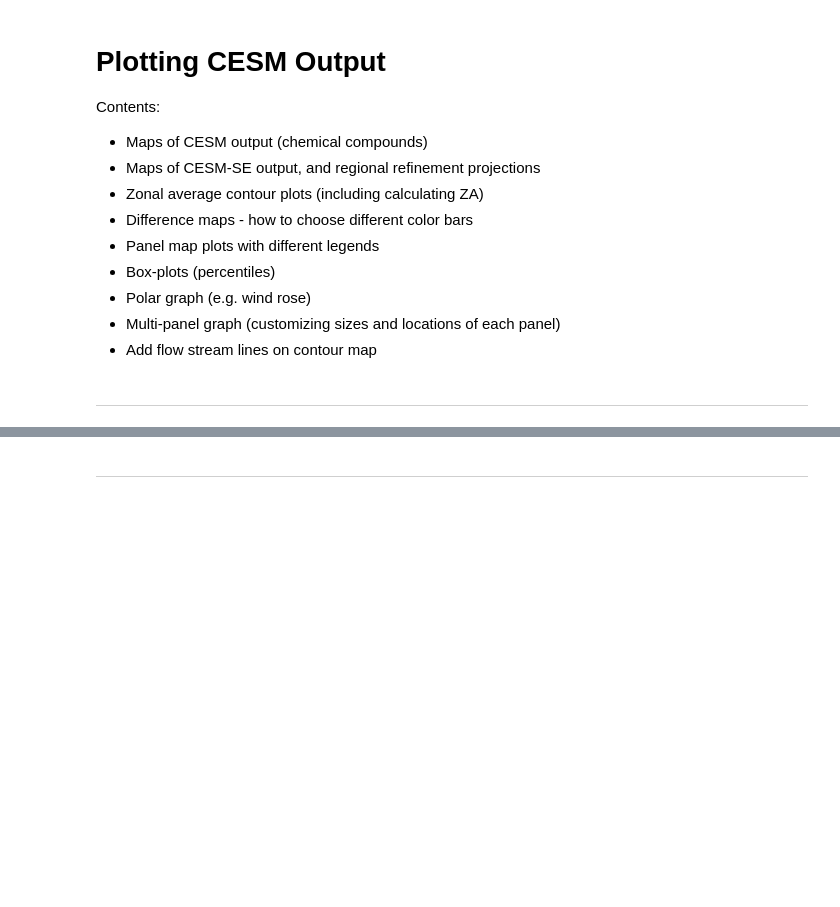
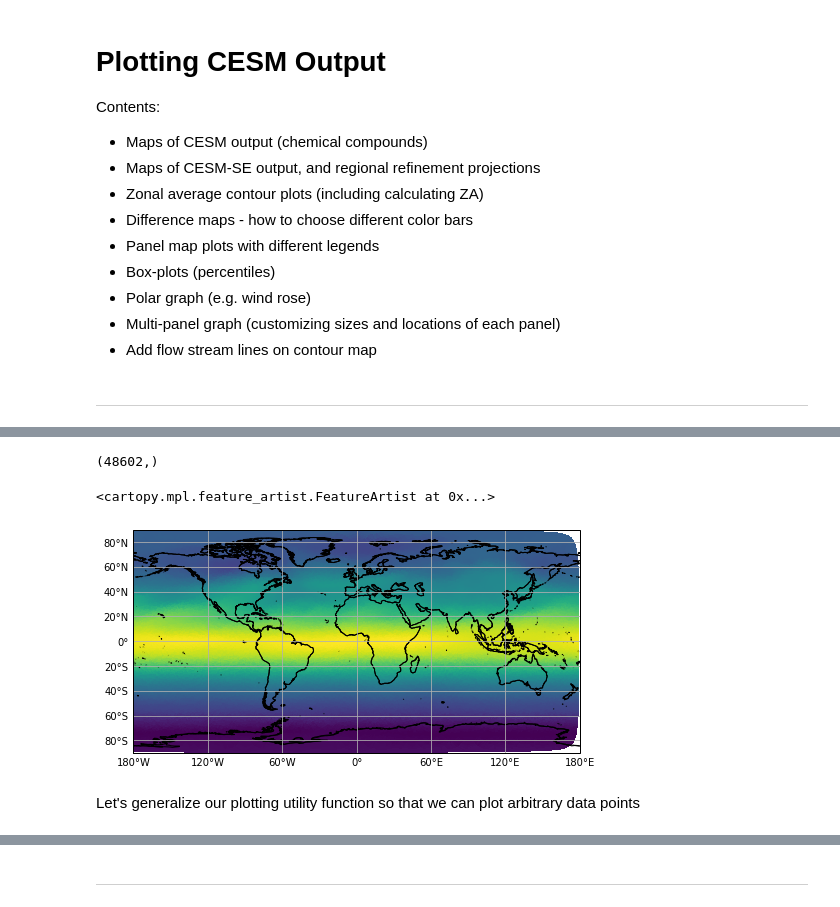
Before and after one commit to NCAR/ACOM-Python-Tutorial, a Jupyter notebook: notebooks/02_plotting.ipynb, the cells around one changed output, grey strips where cells are left out. Drawn from its saved outputs; the diff is of its cells as text; code cells hidden in the pictures; blank space fills up the shorter version.

Commit message:
update plotting notebook

```diff
--- a/notebooks/02_plotting.ipynb
+++ b/notebooks/02_plotting.ipynb
@@ -35,0 +93,3 @@ UsageError: %%bash is a cell magic, but the cell body is empty.
+# %%
+lats = ds.lat.data[0]
+print(lons.shape, lats.shape)
@@ -35,0 +101,2 @@ UsageError: %%bash is a cell magic, but the cell body is empty.
+# %%
+triang = tri.Triangulation(lons, lats)
@@ -35,0 +123,15 @@ UsageError: %%bash is a cell magic, but the cell body is empty.
+# %%
+import cartopy.crs as ccrs
+import matplotlib.pyplot as plt
+from cartopy.mpl.gridliner import LONGITUDE_FORMATTER, LATITUDE_FORMATTER
+
+
+def make_quick_map(projection=ccrs.PlateCarree()):
+    fig, ax = plt.subplots(figsize=(8, 6),
+                           subplot_kw=dict(projection=projection))
+    ax.coastlines(resolution='50m')
+    gl = ax.gridlines(draw_labels=True)
+    gl.xlabels_top = gl.ylabels_right = False
+    gl.xformatter = LONGITUDE_FORMATTER
+    gl.yformatter = LATITUDE_FORMATTER
+    return fig, ax
@@ -35,0 +140,3 @@ UsageError: %%bash is a cell magic, but the cell body is empty.
+# %%
+sample = ds.isel(lev=0, time=slice(0, 1))[['O3']]
+sample
@@ -35,0 +161,13 @@ UsageError: %%bash is a cell magic, but the cell body is empty.
+# %%
+sample['O3'].data.flatten().shape
+# %% [output]
+(48602,)
+# %%
+fig, ax = make_quick_map()
+ax.tripcolor(triang, sample['O3'].values.flatten())
+ax.coastlines()
+# %% [output]
+<cartopy.mpl.feature_artist.FeatureArtist at 0x...>
+[figure, added]
+# %% [markdown]
+Let's generalize our plotting utility function so that we can plot arbitrary data points
```
Also changed, not shown: parts of 33 cells of this notebook, 2 other files.
